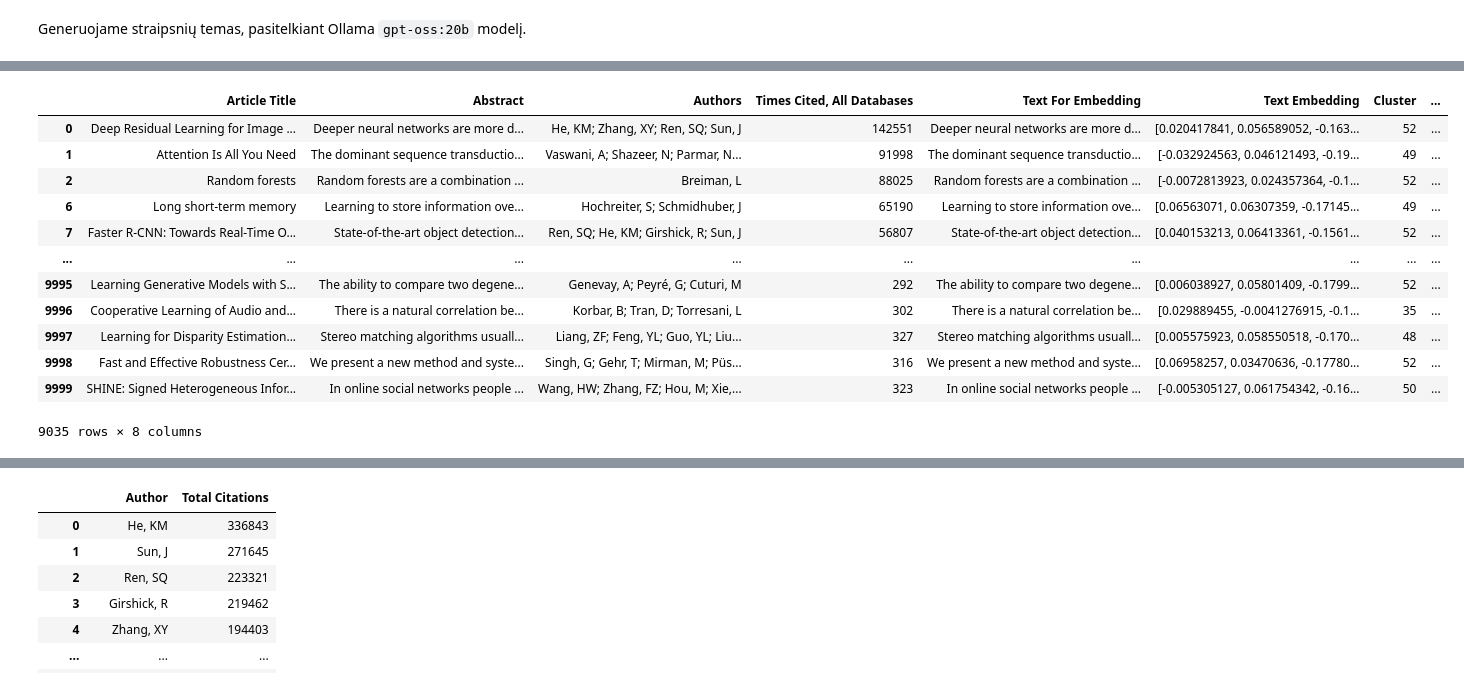
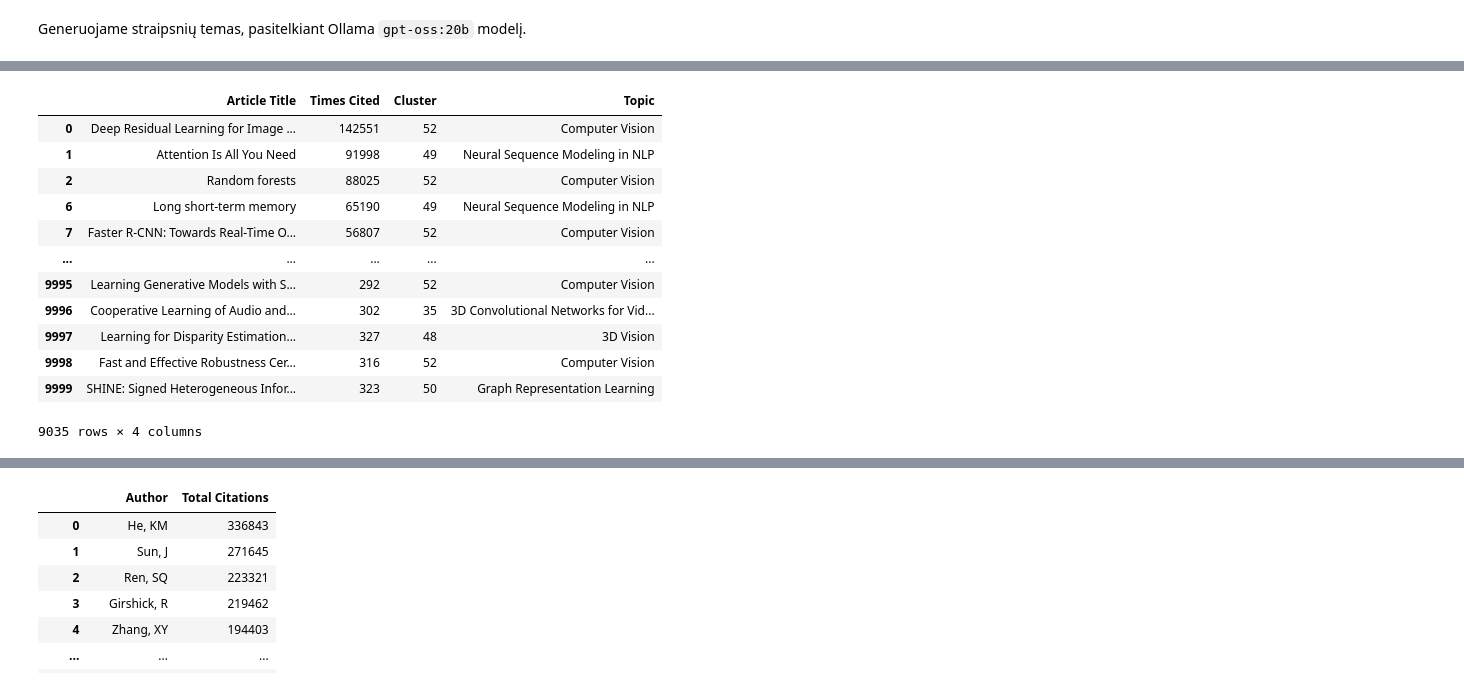
Before and after one commit to mgrybe/social-media-analytics, a Jupyter notebook: preprocessing.ipynb, the cells around one changed output, grey strips where cells are left out. Saved outputs shown, nothing was run; the diff lists cells and outputs as text; code cells hidden in the pictures.

```diff
--- a/preprocessing.ipynb
+++ b/preprocessing.ipynb
@@ -128,12 +119,12 @@ import ollama
 
 batch_size = 10
 embeddings = []
-texts = df['Text For Embedding'].tolist()
+texts = df['Abstract'].tolist()
 
 for i in notebook_tqdm(range(0, len(texts), batch_size)):
     batch = texts[i: i + batch_size]
     embeddings.extend(ollama.embed(model='nomic-embed-text:latest', input=batch)['embeddings'])
 
-df['Text Embedding'] = embeddings
-df
+df['Embedding'] = embeddings
+df[['Article Title', 'Times Cited', 'Embedding']]
 # %% [output]
@@ -160,7 +151,7 @@ from umap import UMAP
 from sklearn.decomposition import PCA
 import numpy as np
 
-X = df['Text Embedding']
+X = df['Embedding']
 X_mat = np.vstack(X.values).astype(np.float32)
 
 # UMAP
@@ -199,16 +190,16 @@ X_projected = X_projected.astype(np.float64)
 
 clusterer = HDBSCAN(
     min_cluster_size=10,
-    min_samples=10,                     # tweak to reduce outliers
+    min_samples=10,                    # tweak to reduce outliers
     metric='cosine',
     algorithm='generic',               # <— key fix for cosine
     cluster_selection_epsilon=0.0001,
     cluster_selection_method='eom'
 )
 labels = clusterer.fit_predict(X_projected)
-df2 = df.copy()
-df2['Cluster'] = labels
-df2 = df2[df2['Cluster'] != -1]
-#df = df[['Article Title', 'Abstract', 'Authors', 'Times Cited, All Databases', 'Text For Embedding', 'Cluster']]
-df2
+
+df = df.copy()
+df['Cluster'] = labels
+df = df[df['Cluster'] != -1]
+df[['Article Title', 'Times Cited', 'Cluster']]
 # %% [output]
@@ -228,9 +219,9 @@ df2
 # %% [markdown]
 2D diagrama, naudojant spalvinimą, leidžiantį pamatyti klasterius.
 # %%
-df = df2
+#df = df2
 
-X = df['Text Embedding']
+X = df['Embedding']
 X_mat = np.vstack(X.values).astype(np.float32)
 
 umap = UMAP(n_neighbors=15, min_dist=0.1, n_components=2, metric='cosine', random_state=42, n_jobs=1)
@@ -270,21 +243,18 @@ def define_topic(texts):
     r = ollama.chat(model='gpt-oss:20b', messages=[{"role": "user", "content": summary_prompt}])
     return r['message']['content'].strip()
 
-sampled = df.groupby("Cluster", group_keys=False).apply(lambda x: x.sort_values("Times Cited, All Databases", ascending=False).head(5))
+sampled = df.groupby("Cluster", group_keys=False).apply(lambda x: x.sort_values("Times Cited", ascending=False).head(5))
 
 cluster_labels = []
 for cluster_id, group_df in sampled.groupby("Cluster"):
-    topic_label = define_topic(group_df['Text For Embedding'].tolist())
+    topic_label = define_topic(group_df['Abstract'].tolist())
     print(f"Cluster {cluster_id}: {topic_label}")
     cluster_labels.append((cluster_id, topic_label))
-
-# for cluster_id, topic_label in cluster_labels:
-#     print(f"{cluster_id}: {topic_label}")
 
 cluster_labels_cleaned = [(cid, label.strip()) for cid, label in cluster_labels]
 cluster_to_label = dict(cluster_labels_cleaned)
 
 # Map cluster IDs to topic labels
 df['Topic'] = df['Cluster'].map(cluster_to_label)
-df
+df[['Article Title', 'Times Cited', 'Cluster', 'Topic']]
 # %% [output]
@@ -306,18 +276,18 @@ Cluster 51: Generative Modeling
 Cluster 52: Computer Vision
 Cluster 53: Domain Adaptation
-|  | Article Title | Abstract | Authors | Times Cited, All Databases | Text For Embedding | Text Embedding | Cluster | ... |
-| 0 | Deep Residual Learning for Image ... | Deeper neural networks are more d... | He, KM; Zhang, XY; Ren, SQ; Sun, J | 142551 | Deeper neural networks are more d... | [0.020417841, 0.056589052, -0.163... | 52 | ... |
-| 1 | Attention Is All You Need | The dominant sequence transductio... | Vaswani, A; Shazeer, N; Parmar, N... | 91998 | The dominant sequence transductio... | [-0.032924563, 0.046121493, -0.19... | 49 | ... |
-| 2 | Random forests | Random forests are a combination ... | Breiman, L | 88025 | Random forests are a combination ... | [-0.0072813923, 0.024357364, -0.1... | 52 | ... |
-| 6 | Long short-term memory | Learning to store information ove... | Hochreiter, S; Schmidhuber, J | 65190 | Learning to store information ove... | [0.06563071, 0.06307359, -0.17145... | 49 | ... |
-| 7 | Faster R-CNN: Towards Real-Time O... | State-of-the-art object detection... | Ren, SQ; He, KM; Girshick, R; Sun, J | 56807 | State-of-the-art object detection... | [0.040153213, 0.06413361, -0.1561... | 52 | ... |
-| ... | ... | ... | ... | ... | ... | ... | ... | ... |
-| 9995 | Learning Generative Models with S... | The ability to compare two degene... | Genevay, A; Peyré, G; Cuturi, M | 292 | The ability to compare two degene... | [0.006038927, 0.05801409, -0.1799... | 52 | ... |
-| 9996 | Cooperative Learning of Audio and... | There is a natural correlation be... | Korbar, B; Tran, D; Torresani, L | 302 | There is a natural correlation be... | [0.029889455, -0.0041276915, -0.1... | 35 | ... |
-| 9997 | Learning for Disparity Estimation... | Stereo matching algorithms usuall... | Liang, ZF; Feng, YL; Guo, YL; Liu... | 327 | Stereo matching algorithms usuall... | [0.005575923, 0.058550518, -0.170... | 48 | ... |
-| 9998 | Fast and Effective Robustness Cer... | We present a new method and syste... | Singh, G; Gehr, T; Mirman, M; Püs... | 316 | We present a new method and syste... | [0.06958257, 0.03470636, -0.17780... | 52 | ... |
-| 9999 | SHINE: Signed Heterogeneous Infor... | In online social networks people ... | Wang, HW; Zhang, FZ; Hou, M; Xie,... | 323 | In online social networks people ... | [-0.005305127, 0.061754342, -0.16... | 50 | ... |
+|  | Article Title | Times Cited | Cluster | Topic |
+| 0 | Deep Residual Learning for Image ... | 142551 | 52 | Computer Vision |
+| 1 | Attention Is All You Need | 91998 | 49 | Neural Sequence Modeling in NLP |
+| 2 | Random forests | 88025 | 52 | Computer Vision |
+| 6 | Long short-term memory | 65190 | 49 | Neural Sequence Modeling in NLP |
+| 7 | Faster R-CNN: Towards Real-Time O... | 56807 | 52 | Computer Vision |
+| ... | ... | ... | ... | ... |
+| 9995 | Learning Generative Models with S... | 292 | 52 | Computer Vision |
+| 9996 | Cooperative Learning of Audio and... | 302 | 35 | 3D Convolutional Networks for Vid... |
+| 9997 | Learning for Disparity Estimation... | 327 | 48 | 3D Vision |
+| 9998 | Fast and Effective Robustness Cer... | 316 | 52 | Computer Vision |
+| 9999 | SHINE: Signed Heterogeneous Infor... | 323 | 50 | Graph Representation Learning |
-9035 rows × 8 columns
+9035 rows × 4 columns
 # %%
 import matplotlib.pyplot as plt
 
```
Also changed, not shown: parts of 24 cells of this notebook, 6 other files.
